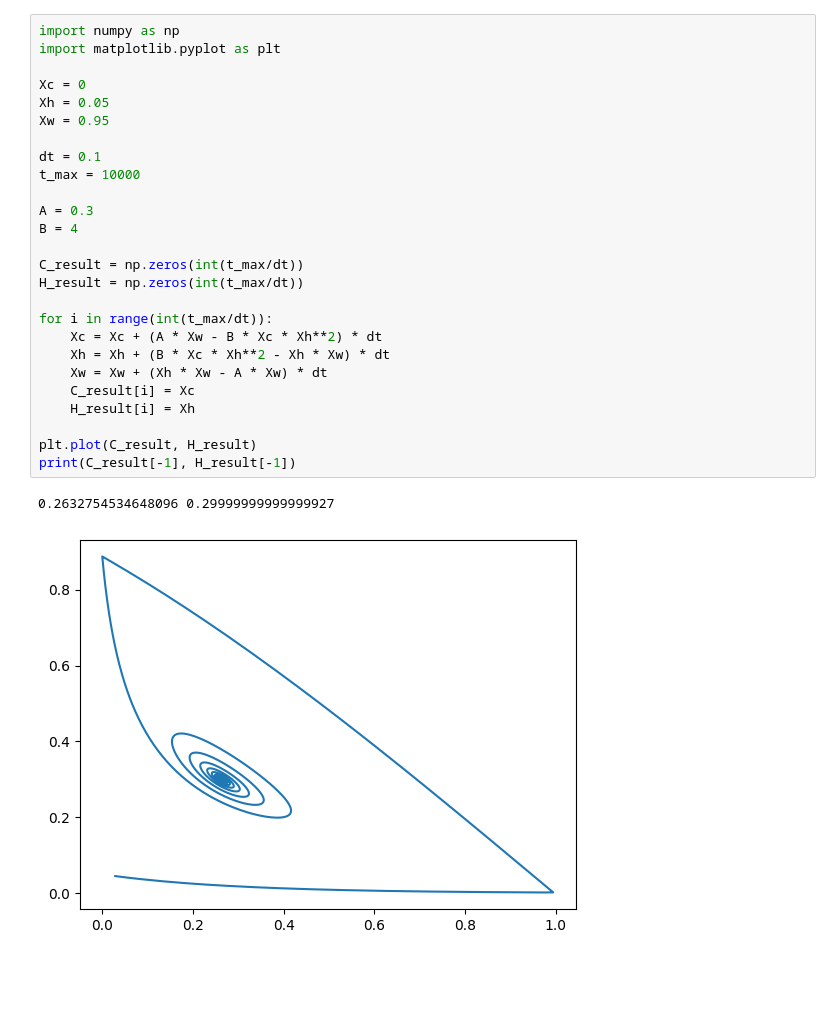
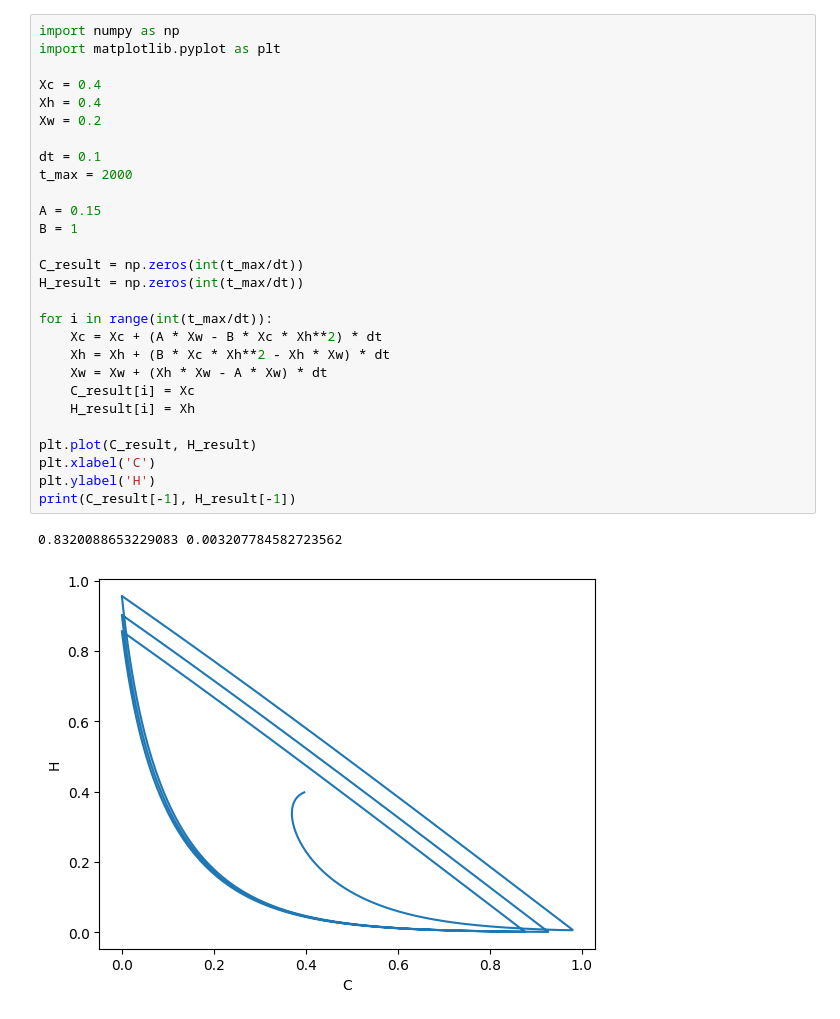
Before and after one commit to wayne0457/Nonlinear, a Jupyter notebook: local_behavior.ipynb, the cells around one changed output. Cells and saved outputs as stored; diff of their text form; blank space fills up the shorter version.

```diff
--- a/local_behavior.ipynb
+++ b/local_behavior.ipynb
@@ -1,29 +1,31 @@
 # %%
 import numpy as np
 import matplotlib.pyplot as plt
 
-Xc = 0
-Xh = 0.05
-Xw = 0.95
+Xc = 0.4
+Xh = 0.4
+Xw = 0.2
 
 dt = 0.1
-t_max = 10000
+t_max = 2000
 
-A = 0.3
-B = 4
+A = 0.15
+B = 1
 
 C_result = np.zeros(int(t_max/dt))
 H_result = np.zeros(int(t_max/dt))
 
 for i in range(int(t_max/dt)):
     Xc = Xc + (A * Xw - B * Xc * Xh**2) * dt
     Xh = Xh + (B * Xc * Xh**2 - Xh * Xw) * dt
     Xw = Xw + (Xh * Xw - A * Xw) * dt
     C_result[i] = Xc
     H_result[i] = Xh
 
 plt.plot(C_result, H_result)
+plt.xlabel('C')
+plt.ylabel('H')
 print(C_result[-1], H_result[-1])
 # %% [output]
-0.2632754534648096 0.29999999999999927
+0.8320088653229083 0.003207784582723562
-[figure, old version]
+[figure, new version]
```
Also changed, not shown: parts of 2 cells of this notebook, 2 other files.
